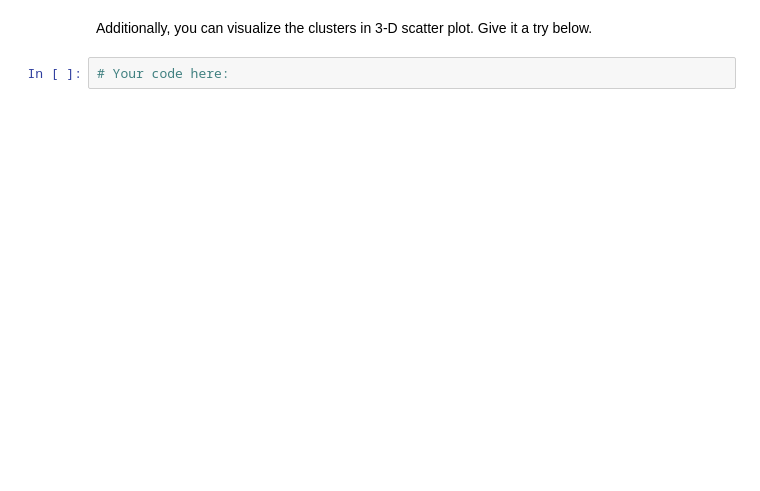
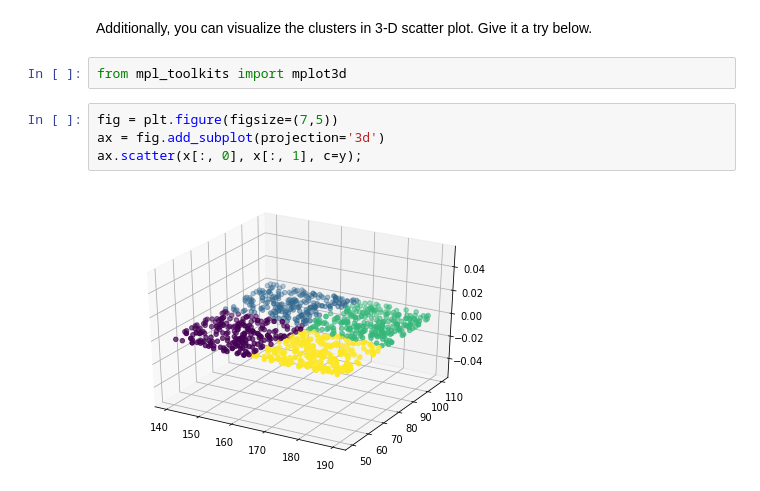
Before and after one commit to ironhack-datalabs/datamad0619, a Jupyter notebook: module-3/lab-sklearn-and-unsupervised-learning/your-code/main.ipynb, the cells around one changed output. Cells and saved outputs as stored; diff of their text form; blank space fills up the shorter version.

```diff
--- a/module-3/lab-sklearn-and-unsupervised-learning/your-code/main.ipynb
+++ b/module-3/lab-sklearn-and-unsupervised-learning/your-code/main.ipynb
@@ -390,4 +482,10 @@ If the scatter plot does not make any sense to you, it means the features you ch
 # %% [markdown]
 Additionally, you can visualize the clusters in 3-D scatter plot. Give it a try below.
-# %%
-# Your code here:
+# %%
+from mpl_toolkits import mplot3d
+# %%
+fig = plt.figure(figsize=(7,5))
+ax = fig.add_subplot(projection='3d')
+ax.scatter(x[:, 0], x[:, 1], c=y);
+# %% [output]
+[figure, added]
```
Also changed, not shown: parts of 28 cells of this notebook.
